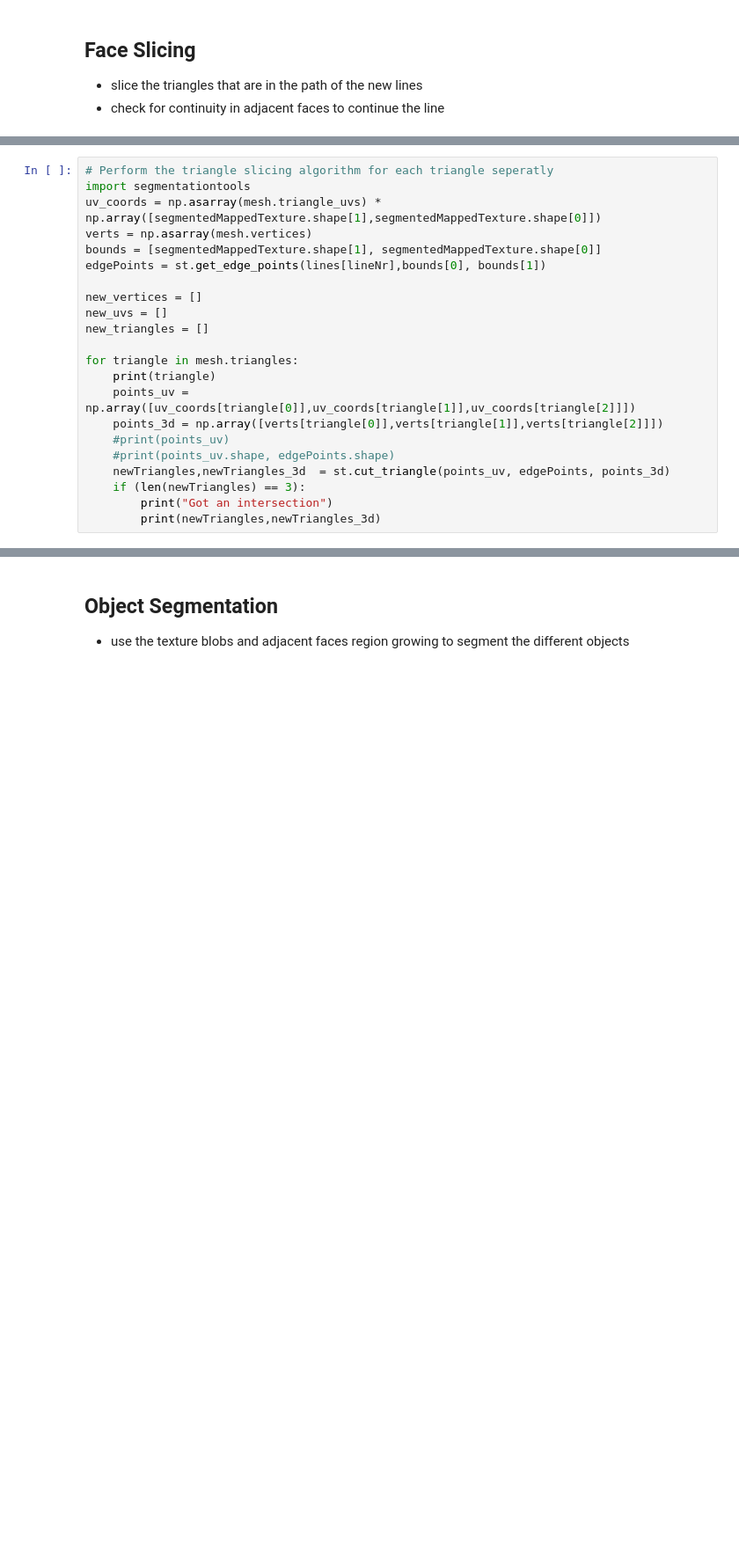
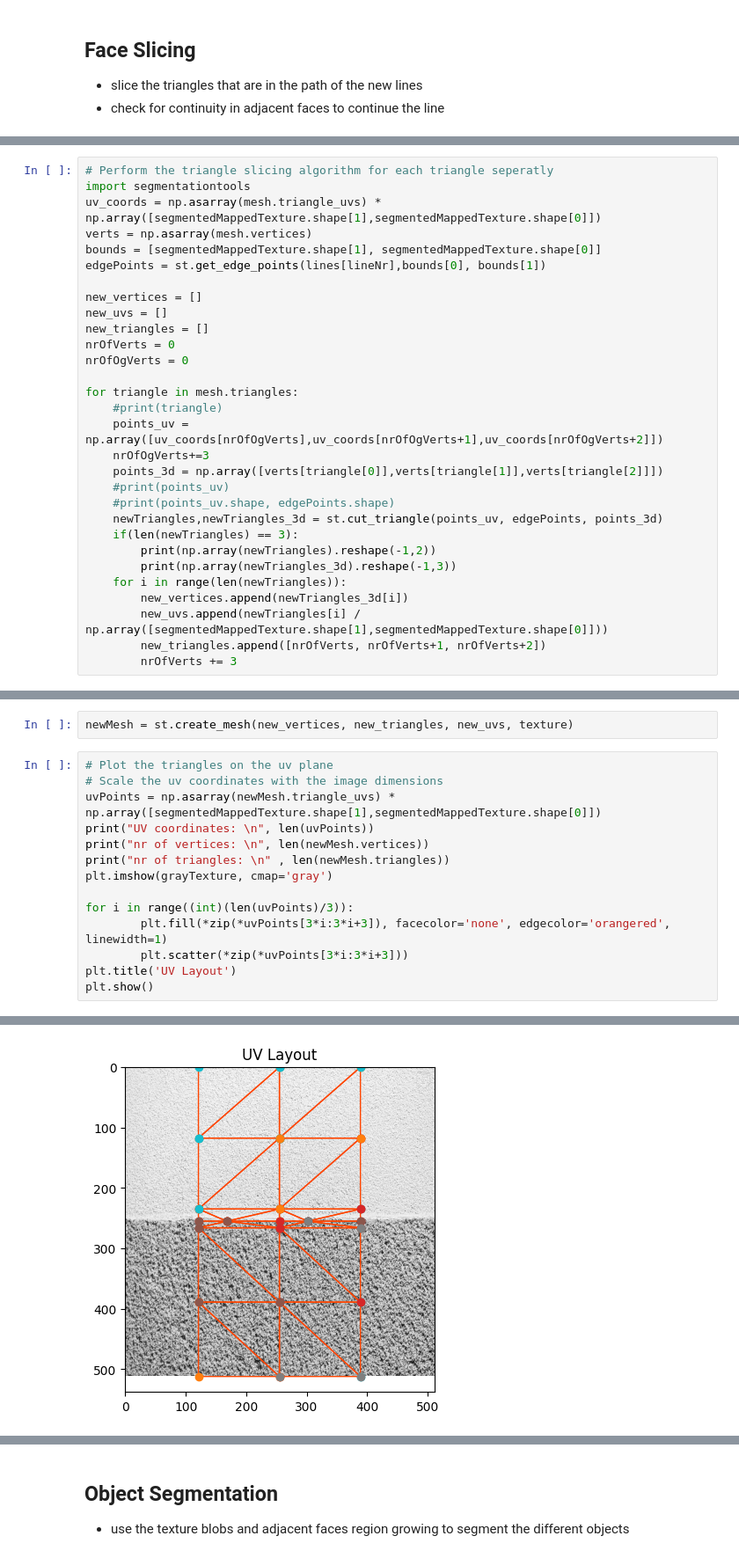
Before and after one commit to JelleKUL/segmentationtools, a Jupyter notebook: docs/source/examples/workflow.ipynb, the cells around one changed output, grey strips where cells are left out. Shown at 88% size. Drawn from its saved outputs; the diff is of its cells as text; blank space fills up the shorter version.

```diff
--- a/docs/source/examples/workflow.ipynb
+++ b/docs/source/examples/workflow.ipynb
@@ -150,14 +227,22 @@ edgePoints = st.get_edge_points(lines[lineNr],bounds[0], bounds[1])
 new_vertices = []
 new_uvs = []
 new_triangles = []
+nrOfVerts = 0
+nrOfOgVerts = 0
 
 for triangle in mesh.triangles:
-    print(triangle)
-    points_uv = np.array([uv_coords[triangle[0]],uv_coords[triangle[1]],uv_coords[triangle[2]]])
+    #print(triangle)
+    points_uv = np.array([uv_coords[nrOfOgVerts],uv_coords[nrOfOgVerts+1],uv_coords[nrOfOgVerts+2]])
+    nrOfOgVerts+=3
     points_3d = np.array([verts[triangle[0]],verts[triangle[1]],verts[triangle[2]]])
     #print(points_uv)
     #print(points_uv.shape, edgePoints.shape)
-    newTriangles,newTriangles_3d  = st.cut_triangle(points_uv, edgePoints, points_3d)
-    if (len(newTriangles) == 3):
-        print("Got an intersection")
-        print(newTriangles,newTriangles_3d)
+    newTriangles,newTriangles_3d = st.cut_triangle(points_uv, edgePoints, points_3d)
+    if(len(newTriangles) == 3):
+        print(np.array(newTriangles).reshape(-1,2))
+        print(np.array(newTriangles_3d).reshape(-1,3))
+    for i in range(len(newTriangles)):
+        new_vertices.append(newTriangles_3d[i])
+        new_uvs.append(newTriangles[i] / np.array([segmentedMappedTexture.shape[1],segmentedMappedTexture.shape[0]]))
+        new_triangles.append([nrOfVerts, nrOfVerts+1, nrOfVerts+2])
+        nrOfVerts += 3
@@ -169,0 +269,17 @@ for triangle in mesh.triangles:
+# %%
+newMesh = st.create_mesh(new_vertices, new_triangles, new_uvs, texture)
+# %%
+# Plot the triangles on the uv plane
+# Scale the uv coordinates with the image dimensions
+uvPoints = np.asarray(newMesh.triangle_uvs) * np.array([segmentedMappedTexture.shape[1],segmentedMappedTexture.shape[0]])
+print("UV coordinates: \n", len(uvPoints))
+print("nr of vertices: \n", len(newMesh.vertices))
+print("nr of triangles: \n" , len(newMesh.triangles))
+plt.imshow(grayTexture, cmap='gray')
+
+for i in range((int)(len(uvPoints)/3)):
+        plt.fill(*zip(*uvPoints[3*i:3*i+3]), facecolor='none', edgecolor='orangered', linewidth=1)
+        plt.scatter(*zip(*uvPoints[3*i:3*i+3]))
+plt.title('UV Layout')
+plt.show()
+# %% [output]
@@ -169,0 +292 @@ for triangle in mesh.triangles:
+[figure, added]
```
Also changed, not shown: parts of 19 cells of this notebook, 1 other file.
